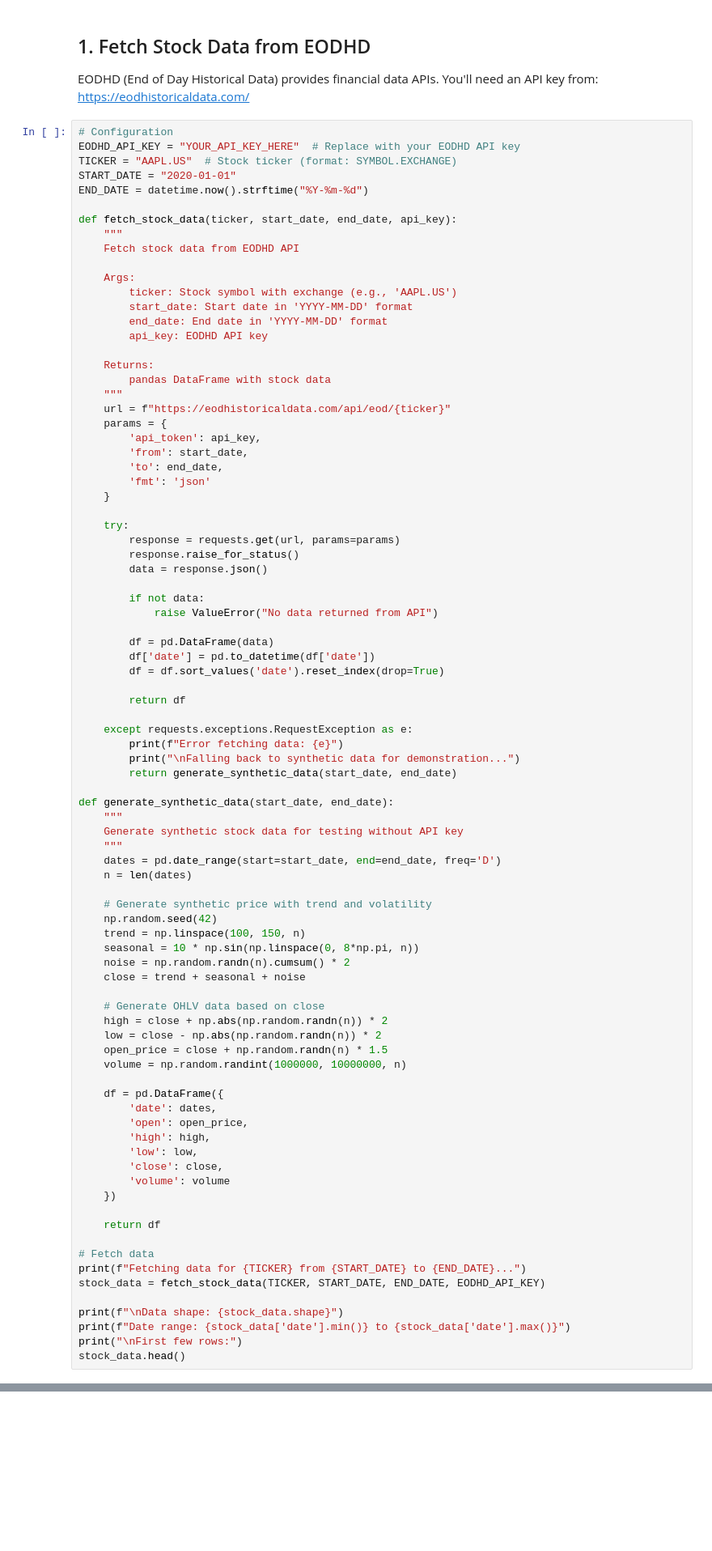
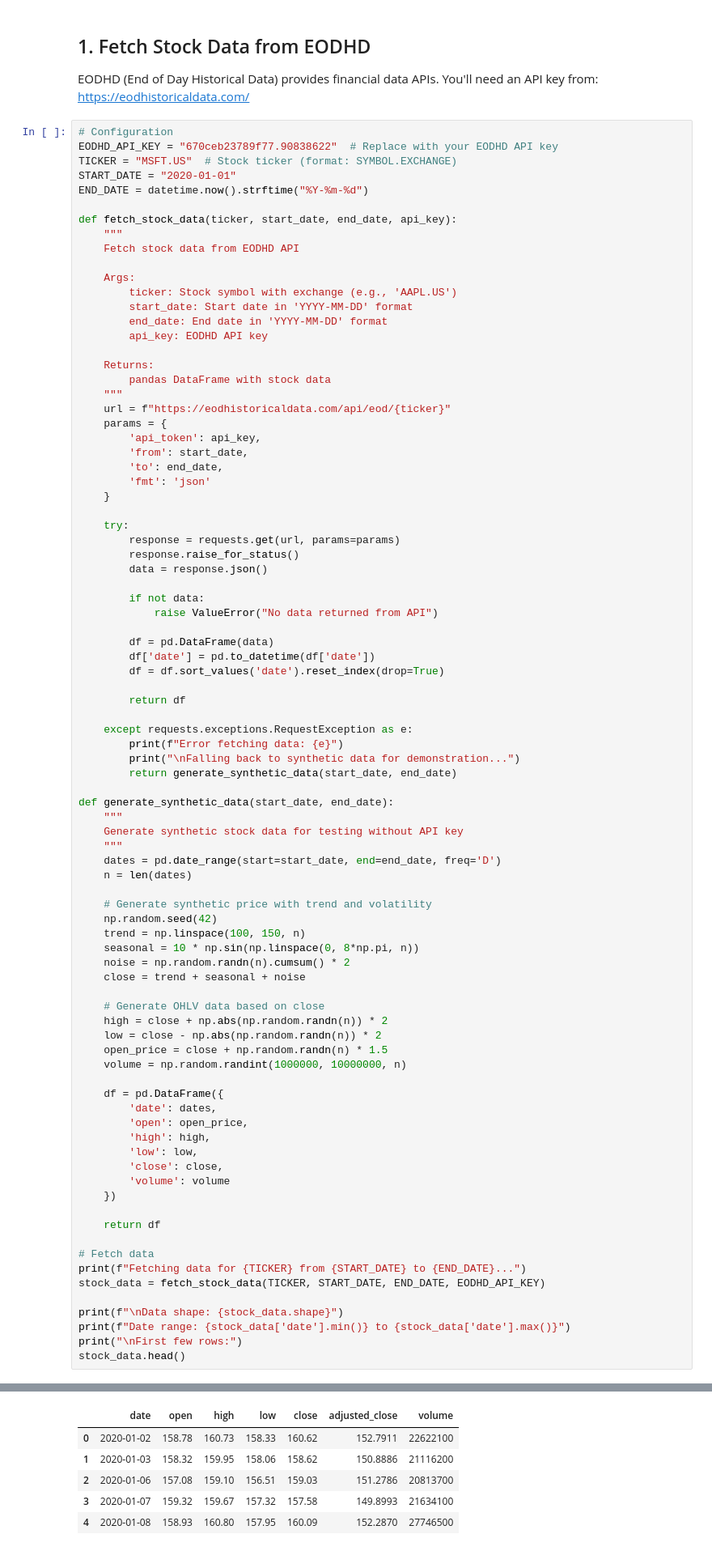
Before and after one commit to cmdenter/kan-stock-forecasting, a Jupyter notebook: kan_stock_forecasting.ipynb, the cells around one changed output, grey strips where cells are left out. Shown at 81% size. Cells and saved outputs as stored; diff of their text form; blank space fills up the shorter version.

```diff
--- a/kan_stock_forecasting.ipynb
+++ b/kan_stock_forecasting.ipynb
@@ -48,8 +56,8 @@ EODHD (End of Day Historical Data) provides financial data APIs.
 You'll need an API key from: https://eodhistoricaldata.com/
 # %%
 # Configuration
-EODHD_API_KEY = "YOUR_API_KEY_HERE"  # Replace with your EODHD API key
-TICKER = "AAPL.US"  # Stock ticker (format: SYMBOL.EXCHANGE)
+EODHD_API_KEY = "670ceb23789f77.90838622"  # Replace with your EODHD API key
+TICKER = "MSFT.US"  # Stock ticker (format: SYMBOL.EXCHANGE)
 START_DATE = "2020-01-01"
 END_DATE = datetime.now().strftime("%Y-%m-%d")
 
@@ -132,3 +140,4 @@ print(f"\nData shape: {stock_data.shape}")
 print(f"Date range: {stock_data['date'].min()} to {stock_data['date'].max()}")
 print("\nFirst few rows:")
 stock_data.head()
+# %% [output]
@@ -135,3 +150,9 @@ stock_data.head()
+|  | date | open | high | low | close | adjusted_close | volume |
+| 0 | 2020-01-02 | 158.78 | 160.73 | 158.33 | 160.62 | 152.7911 | 22622100 |
+| 1 | 2020-01-03 | 158.32 | 159.95 | 158.06 | 158.62 | 150.8886 | 21116200 |
+| 2 | 2020-01-06 | 157.08 | 159.10 | 156.51 | 159.03 | 151.2786 | 20813700 |
+| 3 | 2020-01-07 | 159.32 | 159.67 | 157.32 | 157.58 | 149.8993 | 21634100 |
+| 4 | 2020-01-08 | 158.93 | 160.80 | 157.95 | 160.09 | 152.2870 | 27746500 |
 # %%
 # Visualize the raw data
 fig, axes = plt.subplots(2, 1, figsize=(14, 8))
```
Also changed, not shown: parts of 15 cells of this notebook, 10 other files.
